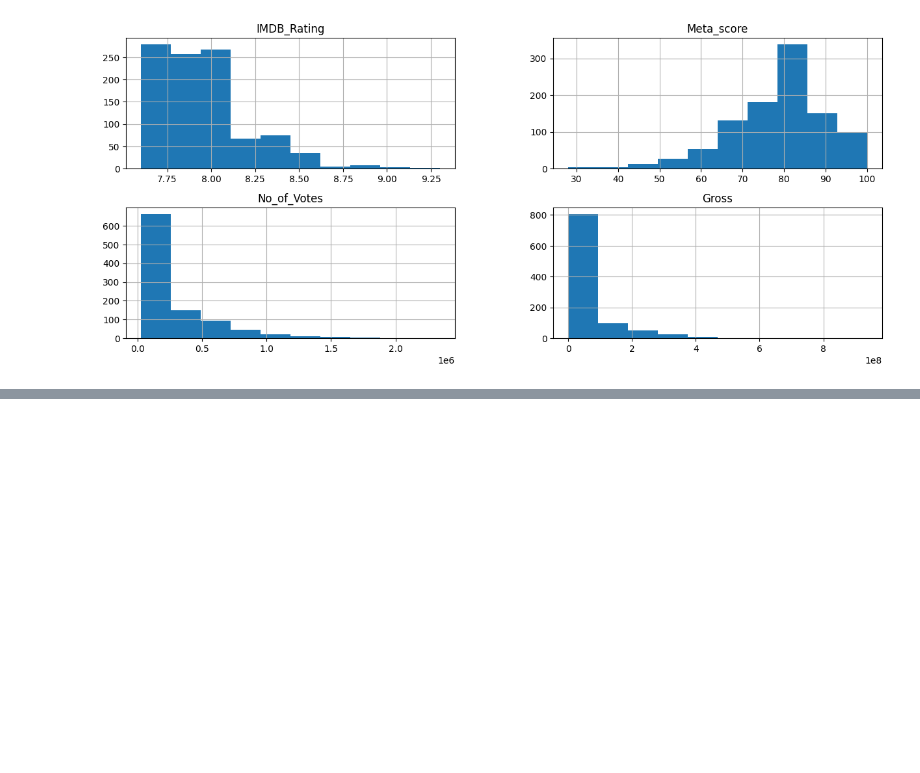
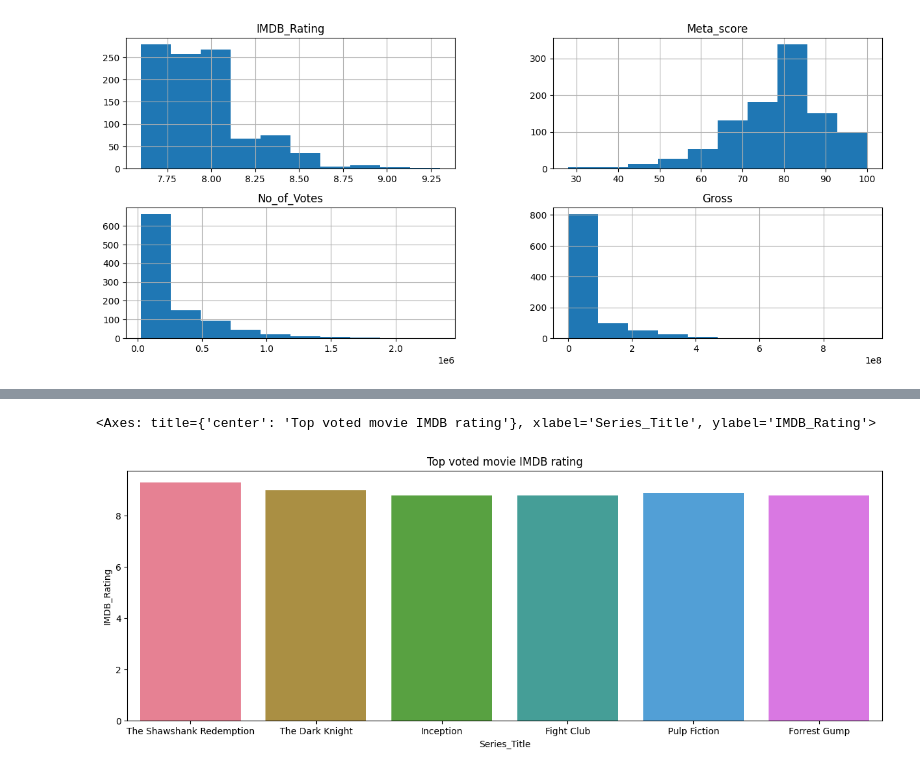
Before and after one commit to vqgquan/IMDB_movie_data_analysis_project, a Jupyter notebook: imdb_analysis.ipynb, the cells around one changed output, grey strips where cells are left out. Saved outputs shown, nothing was run; the diff lists cells and outputs as text; code cells hidden in the pictures; blank space fills up the shorter version.

```diff
--- a/imdb_analysis.ipynb
+++ b/imdb_analysis.ipynb
@@ -122,0 +133,7 @@ array([[<Axes: title={'center': 'IMDB_Rating'}>,
+# %%
+fig,axs=plt.subplots(figsize=(15,5))
+plt.title("Top voted movie IMDB rating")
+sns.barplot(x=top_voted["Series_Title"][:6], y=top_voted["IMDB_Rating"][:6], hue=top_voted["Series_Title"][:6], palette= "husl")
+# %% [output]
+<Axes: title={'center': 'Top voted movie IMDB rating'}, xlabel='Series_Title', ylabel='IMDB_Rating'>
+[figure, added]
```
Also changed, not shown: parts of 7 cells of this notebook.
